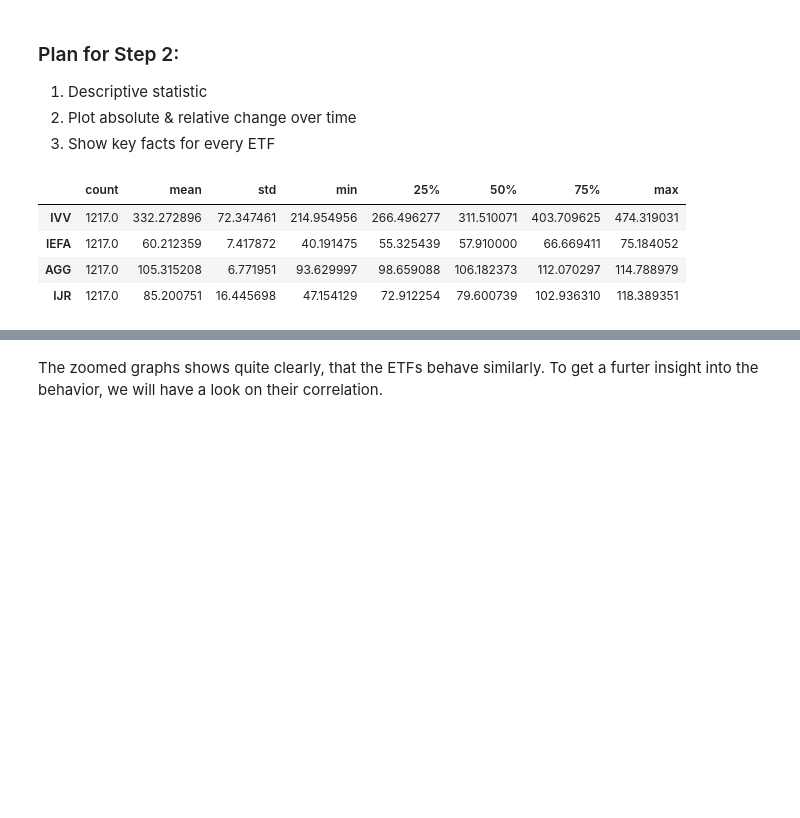
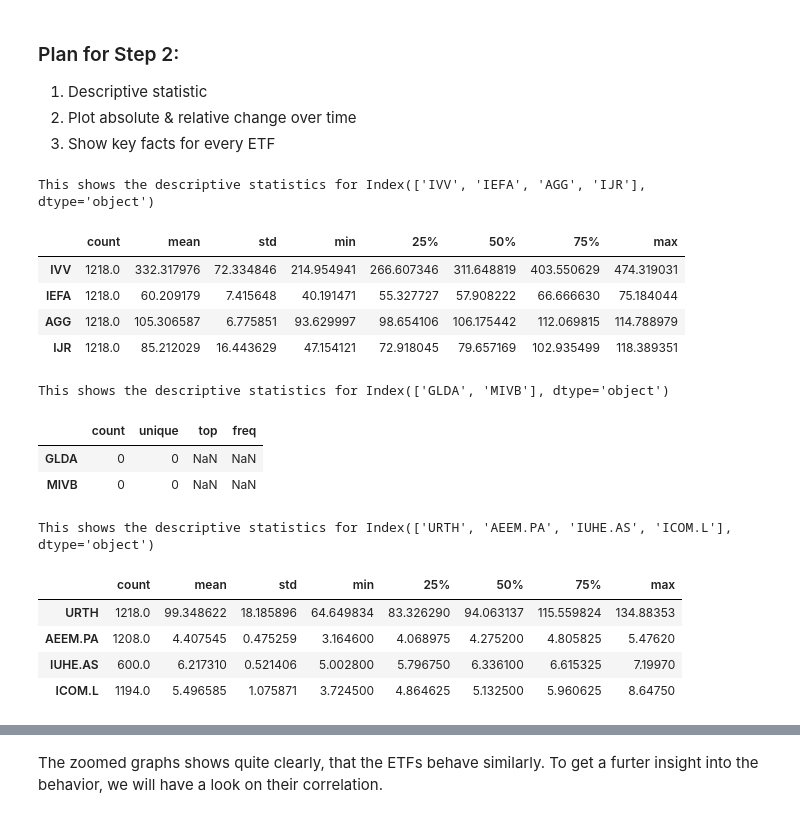
Before and after one commit to Ankru98/finengin, a Jupyter notebook: Code_Jupiter.ipynb, the cells around one changed output, grey strips where cells are left out. Saved outputs shown, nothing was run; the diff lists cells and outputs as text; code cells hidden in the pictures; blank space fills up the shorter version.

```diff
--- a/Code_Jupiter.ipynb
+++ b/Code_Jupiter.ipynb
@@ -66,12 +41,23 @@ ivv.head()
 # %%
 # Step 1 - importing data by defining a for loop that gets the tickers from a list
-ticker = ['IVV', 'IEFA', 'AGG', 'IJR']
-data = pd.DataFrame(columns=ticker)
+start = datetime.datetime(2018, 1, 1)
+end = datetime.datetime.today()
 
-for i in ticker:
-    data[i] = yf.download(i, start, end)['Adj Close']
+ticker_ishares = ['IVV', 'IEFA', 'AGG', 'IJR']
+ticker_amundi = ['GLDA', 'MIVB'] # ticker not found
+antons_ticker = ['URTH', 'AEEM.PA', 'IUHE.AS', 'ICOM.L']
+data_ishares = pd.DataFrame(columns=ticker_ishares)
+data_amundi = pd.DataFrame(columns=ticker_amundi)
+antons_data = pd.DataFrame(columns=antons_ticker)
 
-data.head()
+for i in ticker_ishares:
+    data_ishares[i] = yf.download(i, start, end)['Adj Close']
+# for i in ticker_amundi:
+#     data_amundi[i] = yf.download(i, start, end)['Adj Close']
+# print(data_amundi.head())
+for i in antons_ticker:
+    antons_data[i] = yf.download(i, start, end)['Adj Close']
+    antons_data.fillna(0.0000)
 # %% [output]
 [*********************100%***********************]  1 of 1 completed
 [*********************100%***********************]  1 of 1 completed
@@ -93,10 +76,25 @@ Conclusion Step 1: Usually, only on price is used. In real world, that is the ad
 3. Show key facts for every ETF
 # %%
 # Step 2- descriptive statistic of the data set
-data.describe().transpose()
+data = [data_ishares, data_amundi, antons_data]
+
+for i in data:
+    print('This shows the descriptive statistics for {}'.format(i.columns))
+    display(i.describe().transpose())
 # %% [output]
+This shows the descriptive statistics for Index(['IVV', 'IEFA', 'AGG', 'IJR'], dtype='object')
 |  | count | mean | std | min | 25% | 50% | 75% | max |
-| IVV | 1217.0 | 332.272896 | 72.347461 | 214.954956 | 266.496277 | 311.510071 | 403.709625 | 474.319031 |
-| IEFA | 1217.0 | 60.212359 | 7.417872 | 40.191475 | 55.325439 | 57.910000 | 66.669411 | 75.184052 |
-| AGG | 1217.0 | 105.315208 | 6.771951 | 93.629997 | 98.659088 | 106.182373 | 112.070297 | 114.788979 |
-| IJR | 1217.0 | 85.200751 | 16.445698 | 47.154129 | 72.912254 | 79.600739 | 102.936310 | 118.389351 |
+| IVV | 1218.0 | 332.317976 | 72.334846 | 214.954941 | 266.607346 | 311.648819 | 403.550629 | 474.319031 |
+| IEFA | 1218.0 | 60.209179 | 7.415648 | 40.191471 | 55.327727 | 57.908222 | 66.666630 | 75.184044 |
+| AGG | 1218.0 | 105.306587 | 6.775851 | 93.629997 | 98.654106 | 106.175442 | 112.069815 | 114.788979 |
+| IJR | 1218.0 | 85.212029 | 16.443629 | 47.154121 | 72.918045 | 79.657169 | 102.935499 | 118.389351 |
+This shows the descriptive statistics for Index(['GLDA', 'MIVB'], dtype='object')
+|  | count | unique | top | freq |
+| GLDA | 0 | 0 | NaN | NaN |
+| MIVB | 0 | 0 | NaN | NaN |
+This shows the descriptive statistics for Index(['URTH', 'AEEM.PA', 'IUHE.AS', 'ICOM.L'], dtype='object')
+|  | count | mean | std | min | 25% | 50% | 75% | max |
+| URTH | 1218.0 | 99.348622 | 18.185896 | 64.649834 | 83.326290 | 94.063137 | 115.559824 | 134.88353 |
+| AEEM.PA | 1208.0 | 4.407545 | 0.475259 | 3.164600 | 4.068975 | 4.275200 | 4.805825 | 5.47620 |
+| IUHE.AS | 600.0 | 6.217310 | 0.521406 | 5.002800 | 5.796750 | 6.336100 | 6.615325 | 7.19970 |
+| ICOM.L | 1194.0 | 5.496585 | 1.075871 | 3.724500 | 4.864625 | 5.132500 | 5.960625 | 8.64750 |
```
Also changed, not shown: parts of 34 cells of this notebook.
